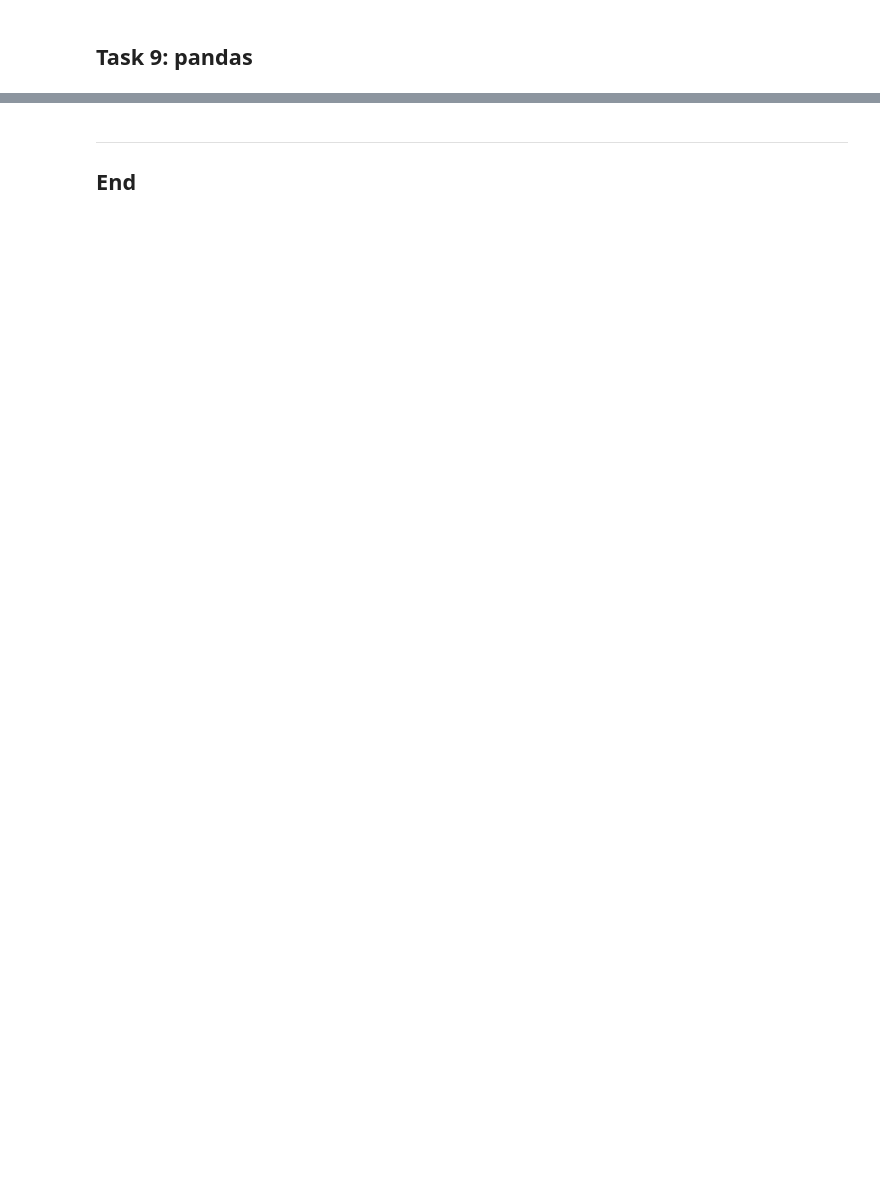
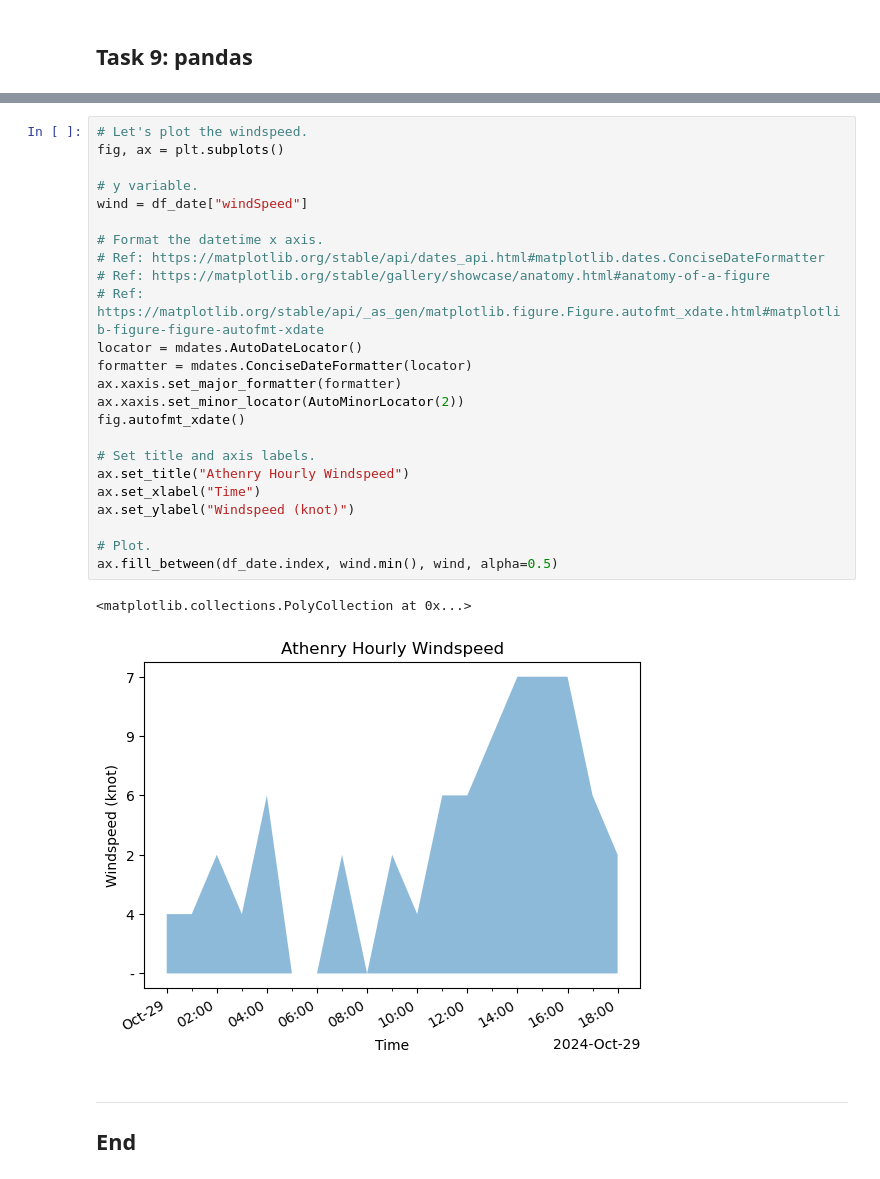
Before and after one commit to eoghanpw/comp_infra-assessment, a Jupyter notebook: weather.ipynb, the cells around one changed output, grey strips where cells are left out. Saved outputs shown, nothing was run; the diff lists cells and outputs as text; blank space fills up the shorter version.

```diff
--- a/weather.ipynb
+++ b/weather.ipynb
@@ -186,3 +272,30 @@ I used the following bash command to create this notebook in the root of my ``co
+# %%
+# Let's plot the windspeed.
+fig, ax = plt.subplots()
+
+# y variable.
+wind = df_date["windSpeed"]
+
+# Format the datetime x axis.
+# Ref: https://matplotlib.org/stable/api/dates_api.html#matplotlib.dates.ConciseDateFormatter
+# Ref: https://matplotlib.org/stable/gallery/showcase/anatomy.html#anatomy-of-a-figure
+# Ref: https://matplotlib.org/stable/api/_as_gen/matplotlib.figure.Figure.autofmt_xdate.html#matplotlib-figure-figure-autofmt-xdate
+locator = mdates.AutoDateLocator()
+formatter = mdates.ConciseDateFormatter(locator)
+ax.xaxis.set_major_formatter(formatter)
+ax.xaxis.set_minor_locator(AutoMinorLocator(2))
+fig.autofmt_xdate()
+
+# Set title and axis labels.
+ax.set_title("Athenry Hourly Windspeed")
+ax.set_xlabel("Time")
+ax.set_ylabel("Windspeed (knot)")
+
+# Plot.
+ax.fill_between(df_date.index, wind.min(), wind, alpha=0.5)
+# %% [output]
+<matplotlib.collections.PolyCollection at 0x...>
+[figure, added]
 # %% [markdown]
 ***
 
```
Also changed, not shown: parts of 7 cells of this notebook.
